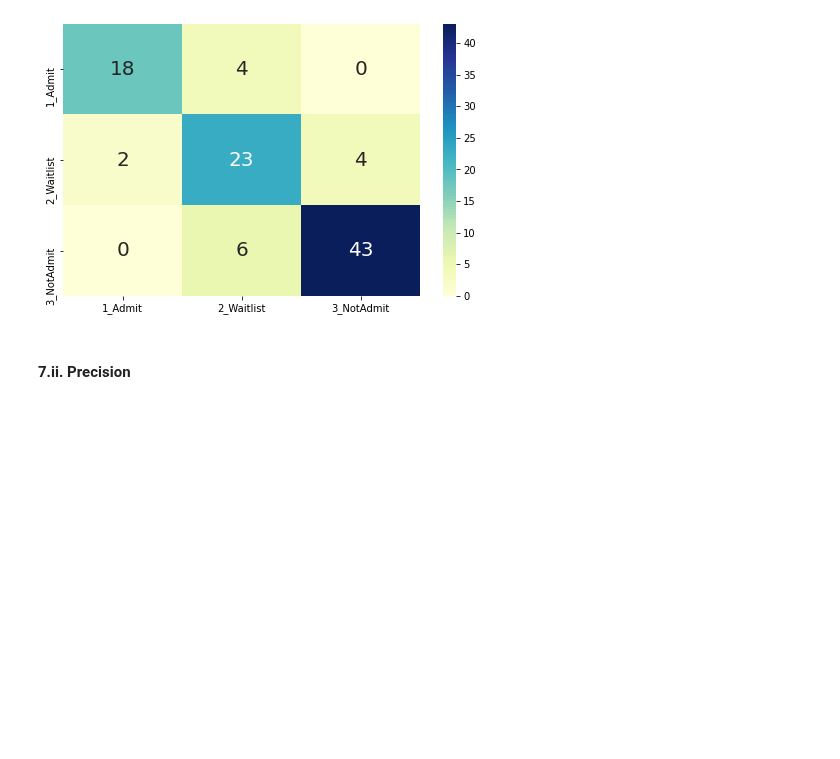
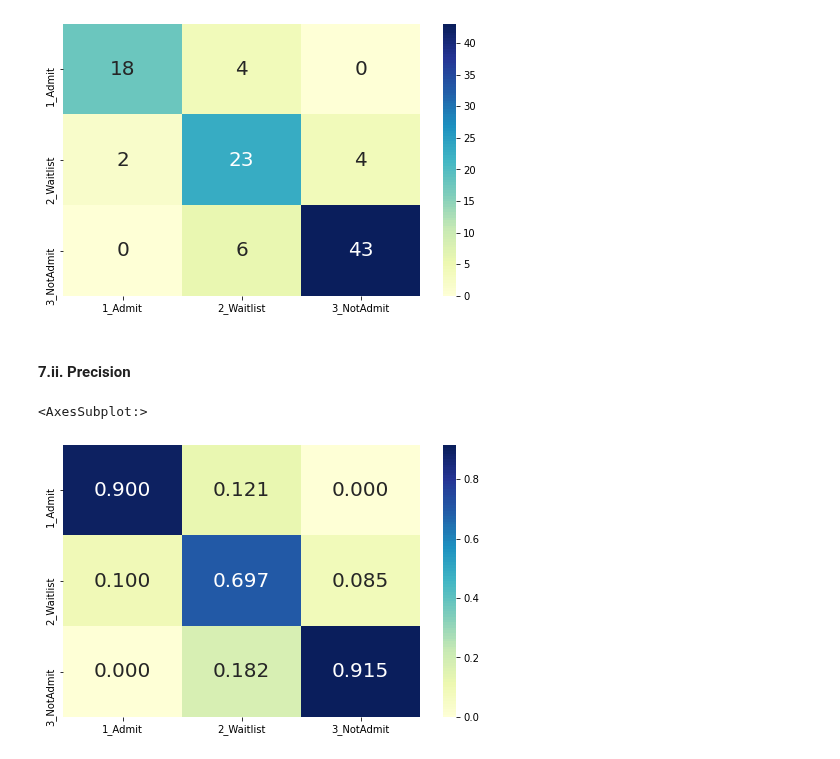
Before and after one commit to harera3/ML_Portfolio, a Jupyter notebook: 25_Admissions_Multiclass_Classification.ipynb, the cells around one changed output. Cells and saved outputs as stored; diff of their text form; code cells hidden in the pictures; blank space fills up the shorter version.

```diff
--- a/25_Admissions_Multiclass_Classification.ipynb
+++ b/25_Admissions_Multiclass_Classification.ipynb
@@ -482,3 +482,14 @@ sns.heatmap(rdf_mx_df, cmap=color, annot=True,
 [figure]
 # %% [markdown]
 #### 7.ii. Precision
+# %%
+column_sums = rdf_mx.sum(axis=0, keepdims=True)
+prec_rdf = rdf_mx / column_sums
+prec_rdf_df = pd.DataFrame(prec_rdf, index=labels, columns=labels)
+color = sns.color_palette('YlGnBu', 100)
+fig, ax = plt.subplots(figsize=(8,5))
+sns.heatmap(prec_rdf_df, cmap=color, annot=True,
+            fmt=".3f", annot_kws={"size": 20})
+# %% [output]
+<AxesSubplot:>
+[figure, added]
```
